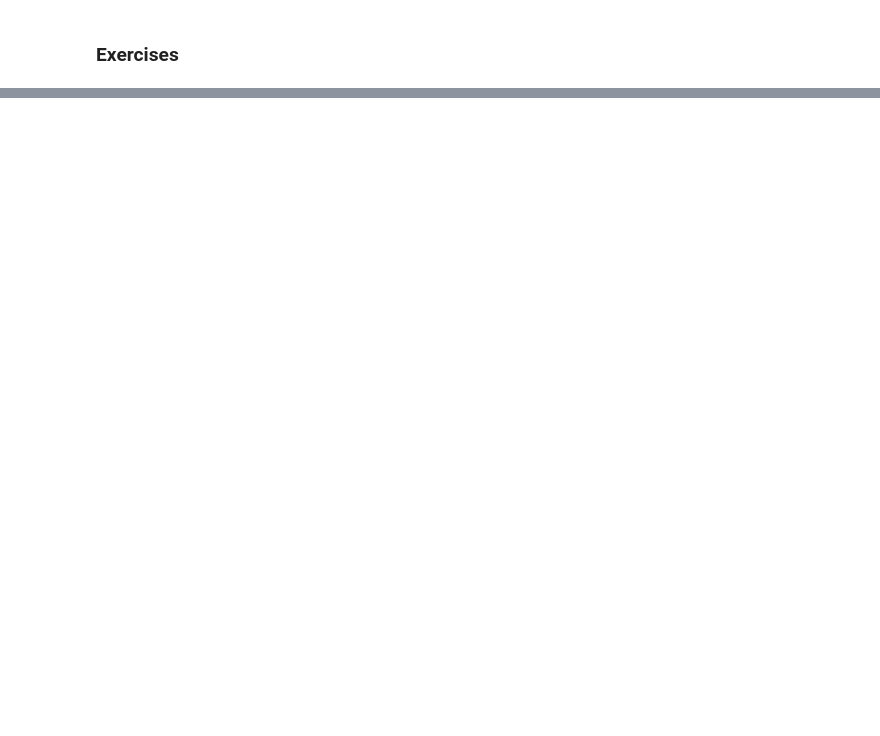
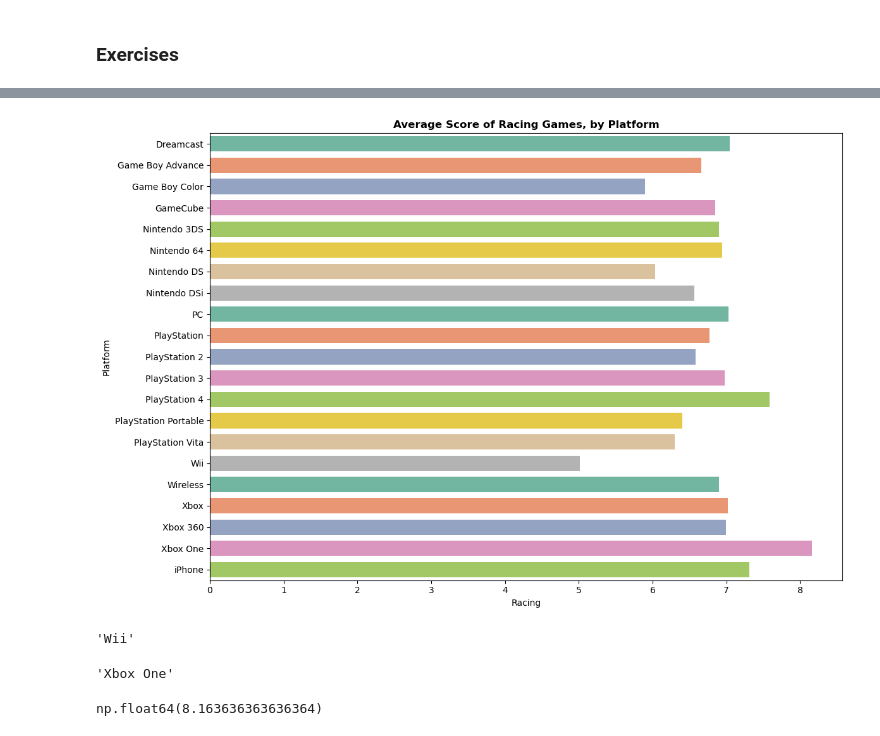
Before and after one commit to aradmehralian/data-visualization-practice, a Jupyter notebook: seaborn/Exercise/Exercise 03.ipynb, the cells around one changed output, grey strips where cells are left out. Drawn from its saved outputs; the diff is of its cells as text; code cells hidden in the pictures; blank space fills up the shorter version.

```diff
--- a/seaborn/Exercise/Exercise 03.ipynb
+++ b/seaborn/Exercise/Exercise 03.ipynb
@@ -61,0 +195,20 @@ ax.figure.tight_layout()
+# %%
+fig, ax = plt.subplots(figsize=(12, 8))
+sns.barplot(data=df, ax=ax, x="Racing", y="Platform", hue="Platform", palette="Set2", gap=0.1)
+ax.set_title("Average Score of Racing Games, by Platform", fontweight="bold", fontsize=12)
+
+fig.tight_layout()
+# %% [output]
+[figure, added]
+# %%
+df["Racing"].idxmin()
+# %% [output]
+'Wii'
+# %%
+df["Racing"].idxmax()
+# %% [output]
+'Xbox One'
+# %%
+df.loc["Xbox One", "Racing"]
+# %% [output]
+np.float64(8.163636363636364)
```
Also changed, not shown: parts of 15 cells of this notebook.
